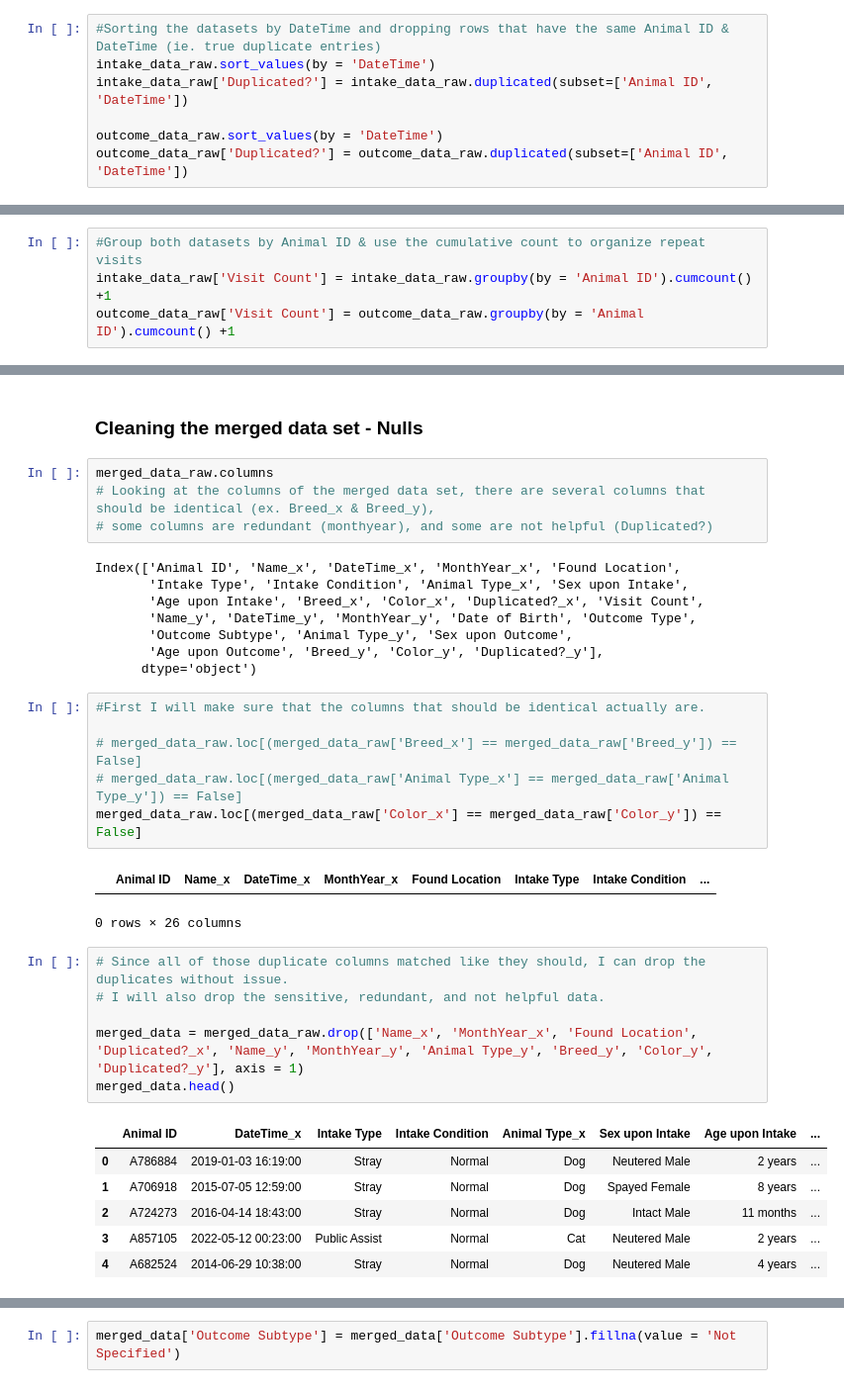
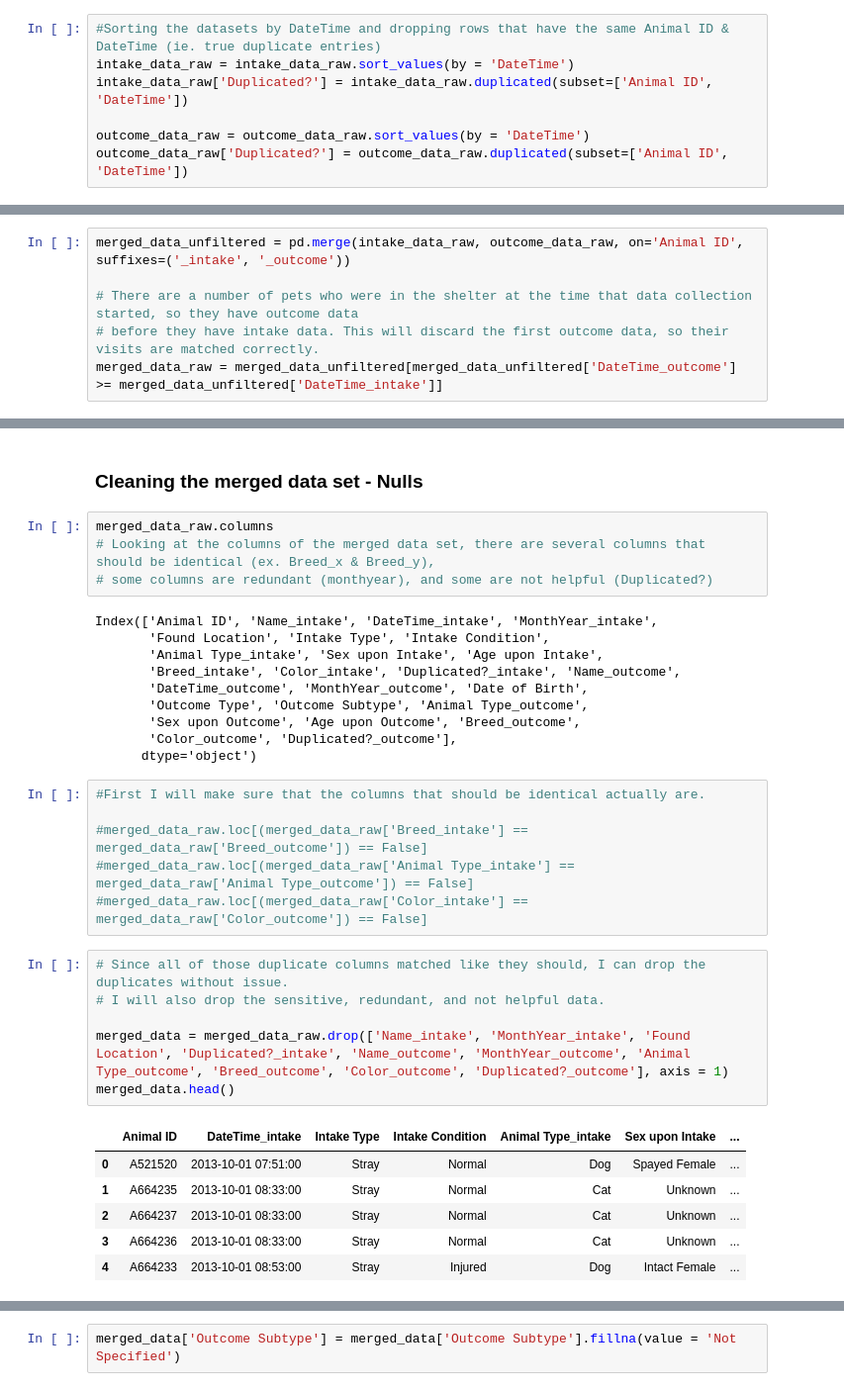
Before and after one commit to KathrynMercer/Austin-Animal-Center-Data, a Jupyter notebook: Data Cleaning.ipynb, the cells around one changed output, grey strips where cells are left out. Shown at 99% size. Drawn from its saved outputs; the diff is of its cells as text.

```diff
--- a/Data Cleaning.ipynb
+++ b/Data Cleaning.ipynb
@@ -103,10 +103,10 @@ intake_data_raw['DateTime'] = pd.to_datetime(intake_data_raw['DateTime'], format
 outcome_data_raw['DateTime'] = pd.to_datetime(outcome_data_raw['DateTime'], format = '%m/%d/%Y %I:%M:%S %p')
 # %%
 #Sorting the datasets by DateTime and dropping rows that have the same Animal ID & DateTime (ie. true duplicate entries)
-intake_data_raw.sort_values(by = 'DateTime')
+intake_data_raw = intake_data_raw.sort_values(by = 'DateTime')
 intake_data_raw['Duplicated?'] = intake_data_raw.duplicated(subset=['Animal ID', 'DateTime'])
 
-outcome_data_raw.sort_values(by = 'DateTime')
+outcome_data_raw = outcome_data_raw.sort_values(by = 'DateTime')
 outcome_data_raw['Duplicated?'] = outcome_data_raw.duplicated(subset=['Animal ID', 'DateTime'])
 # %%
 #Spotchecking that duplicates that were flagged are true duplicates and not repeat visits and checking the length of each to see how many were dropped.
@@ -123,7 +123,3 @@ intake_data_raw = intake_data_raw.loc[intake_data_raw['Duplicated?'] != True]
 #len(intake_data_raw) #164577 length
 # %% [markdown]
 ### Merging intake & outcome data sets
-# %%
-#Group both datasets by Animal ID & use the cumulative count to organize repeat visits
-intake_data_raw['Visit Count'] = intake_data_raw.groupby(by = 'Animal ID').cumcount() +1
-outcome_data_raw['Visit Count'] = outcome_data_raw.groupby(by = 'Animal ID').cumcount() +1
@@ -138,3 +136,9 @@ len(outcome_data_raw) - len(merged_data_raw)
+# %%
+merged_data_unfiltered = pd.merge(intake_data_raw, outcome_data_raw, on='Animal ID', suffixes=('_intake', '_outcome'))
+
+# There are a number of pets who were in the shelter at the time that data collection started, so they have outcome data
+# before they have intake data. This will discard the first outcome data, so their visits are matched correctly.
+merged_data_raw = merged_data_unfiltered[merged_data_unfiltered['DateTime_outcome'] >= merged_data_unfiltered['DateTime_intake']]
 # %%
 #When I examine the animals that did not make it into the merged set from the outcome data, most of them are from the time the shelter first started recording data (Oct 1, 2013).
 #Pets admitted prior to this date, would not have intake data to match with their outcome data, so they cannot be included.
@@ -159,34 +190,33 @@ merged_data_raw.columns
 # Looking at the columns of the merged data set, there are several columns that should be identical (ex. Breed_x & Breed_y),
 # some columns are redundant (monthyear), and some are not helpful (Duplicated?)
 # %% [output]
-Index(['Animal ID', 'Name_x', 'DateTime_x', 'MonthYear_x', 'Found Location',
-       'Intake Type', 'Intake Condition', 'Animal Type_x', 'Sex upon Intake',
-       'Age upon Intake', 'Breed_x', 'Color_x', 'Duplicated?_x', 'Visit Count',
-       'Name_y', 'DateTime_y', 'MonthYear_y', 'Date of Birth', 'Outcome Type',
-       'Outcome Subtype', 'Animal Type_y', 'Sex upon Outcome',
-       'Age upon Outcome', 'Breed_y', 'Color_y', 'Duplicated?_y'],
+Index(['Animal ID', 'Name_intake', 'DateTime_intake', 'MonthYear_intake',
+       'Found Location', 'Intake Type', 'Intake Condition',
+       'Animal Type_intake', 'Sex upon Intake', 'Age upon Intake',
+       'Breed_intake', 'Color_intake', 'Duplicated?_intake', 'Name_outcome',
+       'DateTime_outcome', 'MonthYear_outcome', 'Date of Birth',
+       'Outcome Type', 'Outcome Subtype', 'Animal Type_outcome',
+       'Sex upon Outcome', 'Age upon Outcome', 'Breed_outcome',
+       'Color_outcome', 'Duplicated?_outcome'],
       dtype='object')
 # %%
 #First I will make sure that the columns that should be identical actually are.
 
-# merged_data_raw.loc[(merged_data_raw['Breed_x'] == merged_data_raw['Breed_y']) == False]
-# merged_data_raw.loc[(merged_data_raw['Animal Type_x'] == merged_data_raw['Animal Type_y']) == False]
-merged_data_raw.loc[(merged_data_raw['Color_x'] == merged_data_raw['Color_y']) == False]
+#merged_data_raw.loc[(merged_data_raw['Breed_intake'] == merged_data_raw['Breed_outcome']) == False]
+#merged_data_raw.loc[(merged_data_raw['Animal Type_intake'] == merged_data_raw['Animal Type_outcome']) == False]
+#merged_data_raw.loc[(merged_data_raw['Color_intake'] == merged_data_raw['Color_outcome']) == False]
-# %% [output]
-|  | Animal ID | Name_x | DateTime_x | MonthYear_x | Found Location | Intake Type | Intake Condition | ... |
-0 rows × 26 columns
 # %%
 # Since all of those duplicate columns matched like they should, I can drop the duplicates without issue.
 # I will also drop the sensitive, redundant, and not helpful data.
 
-merged_data = merged_data_raw.drop(['Name_x', 'MonthYear_x', 'Found Location', 'Duplicated?_x', 'Name_y', 'MonthYear_y', 'Animal Type_y', 'Breed_y', 'Color_y', 'Duplicated?_y'], axis = 1)
+merged_data = merged_data_raw.drop(['Name_intake', 'MonthYear_intake', 'Found Location', 'Duplicated?_intake', 'Name_outcome', 'MonthYear_outcome', 'Animal Type_outcome', 'Breed_outcome', 'Color_outcome', 'Duplicated?_outcome'], axis = 1)
 merged_data.head()
 # %% [output]
-|  | Animal ID | DateTime_x | Intake Type | Intake Condition | Animal Type_x | Sex upon Intake | Age upon Intake | ... |
-| 0 | A786884 | 2019-01-03 16:19:00 | Stray | Normal | Dog | Neutered Male | 2 years | ... |
-| 1 | A706918 | 2015-07-05 12:59:00 | Stray | Normal | Dog | Spayed Female | 8 years | ... |
-| 2 | A724273 | 2016-04-14 18:43:00 | Stray | Normal | Dog | Intact Male | 11 months | ... |
-| 3 | A857105 | 2022-05-12 00:23:00 | Public Assist | Normal | Cat | Neutered Male | 2 years | ... |
-| 4 | A682524 | 2014-06-29 10:38:00 | Stray | Normal | Dog | Neutered Male | 4 years | ... |
+|  | Animal ID | DateTime_intake | Intake Type | Intake Condition | Animal Type_intake | Sex upon Intake | ... |
+| 0 | A521520 | 2013-10-01 07:51:00 | Stray | Normal | Dog | Spayed Female | ... |
+| 1 | A664235 | 2013-10-01 08:33:00 | Stray | Normal | Cat | Unknown | ... |
+| 2 | A664237 | 2013-10-01 08:33:00 | Stray | Normal | Cat | Unknown | ... |
+| 3 | A664236 | 2013-10-01 08:33:00 | Stray | Normal | Cat | Unknown | ... |
+| 4 | A664233 | 2013-10-01 08:53:00 | Stray | Injured | Dog | Intact Female | ... |
 # %%
 # And renaming some columns to improve organization.
```
Also changed, not shown: parts of 27 cells of this notebook.
